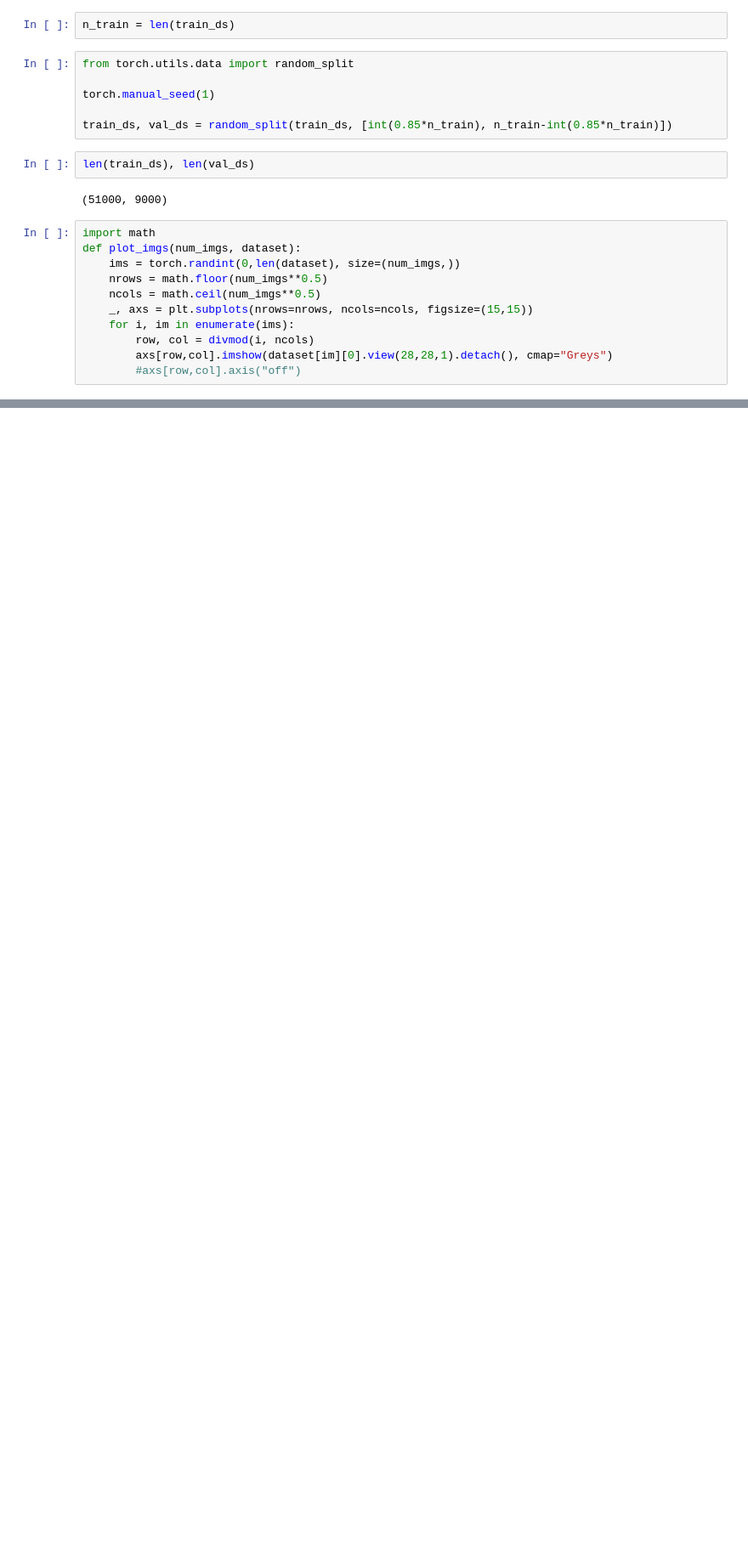
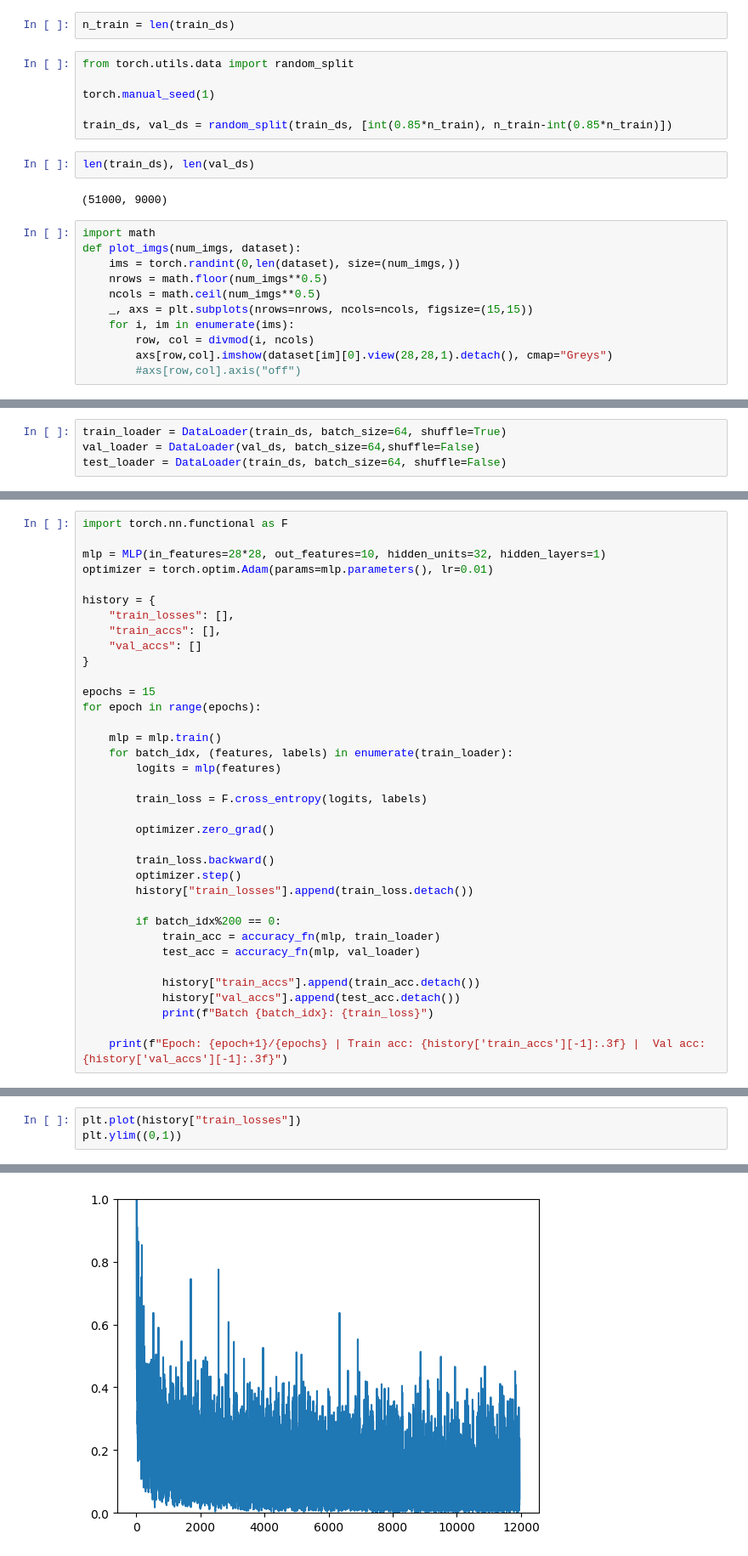
Before and after one commit to michafdlr/ml_ag, a Jupyter notebook: Kapitel_4/mnist.ipynb, the cells around one changed output, grey strips where cells are left out. Shown at 85% size. Drawn from its saved outputs; the diff is of its cells as text; blank space fills up the shorter version.

Commit message:
finished training mnist

```diff
--- a/Kapitel_4/mnist.ipynb
+++ b/Kapitel_4/mnist.ipynb
@@ -39,0 +56,4 @@ plot_imgs(10, train_ds)
+# %%
+train_loader = DataLoader(train_ds, batch_size=64, shuffle=True)
+val_loader = DataLoader(val_ds, batch_size=64,shuffle=False)
+test_loader = DataLoader(train_ds, batch_size=64, shuffle=False)
@@ -39,0 +113,36 @@ plot_imgs(10, train_ds)
+# %%
+import torch.nn.functional as F
+
+mlp = MLP(in_features=28*28, out_features=10, hidden_units=32, hidden_layers=1)
+optimizer = torch.optim.Adam(params=mlp.parameters(), lr=0.01)
+
+history = {
+    "train_losses": [],
+    "train_accs": [],
+    "val_accs": []
+}
+
+epochs = 15
+for epoch in range(epochs):
+
+    mlp = mlp.train()
+    for batch_idx, (features, labels) in enumerate(train_loader):
+        logits = mlp(features)
+
+        train_loss = F.cross_entropy(logits, labels)
+
+        optimizer.zero_grad()
+
+        train_loss.backward()
+        optimizer.step()
+        history["train_losses"].append(train_loss.detach())
+
+        if batch_idx%200 == 0:
+            train_acc = accuracy_fn(mlp, train_loader)
+            test_acc = accuracy_fn(mlp, val_loader)
+
+            history["train_accs"].append(train_acc.detach())
+            history["val_accs"].append(test_acc.detach())
+            print(f"Batch {batch_idx}: {train_loss}")
+
+    print(f"Epoch: {epoch+1}/{epochs} | Train acc: {history['train_accs'][-1]:.3f} |  Val acc: {history['val_accs'][-1]:.3f}")
@@ -39,0 +167,4 @@ plot_imgs(10, train_ds)
+# %%
+plt.plot(history["train_losses"])
+plt.ylim((0,1))
+# %% [output]
@@ -39,0 +172 @@ plot_imgs(10, train_ds)
+[figure, added]
```
Also changed, not shown: parts of 11 cells of this notebook, 8 other files.
